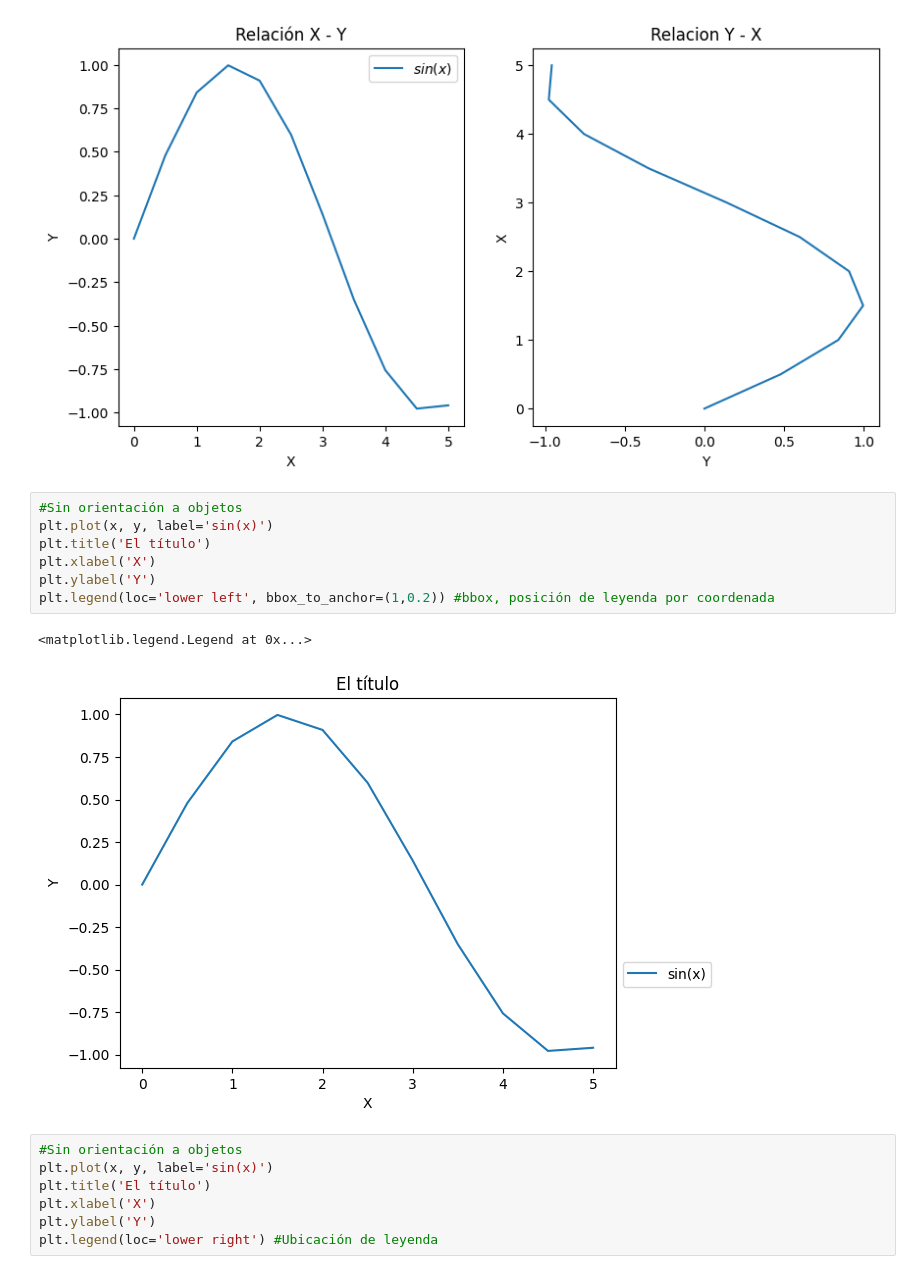
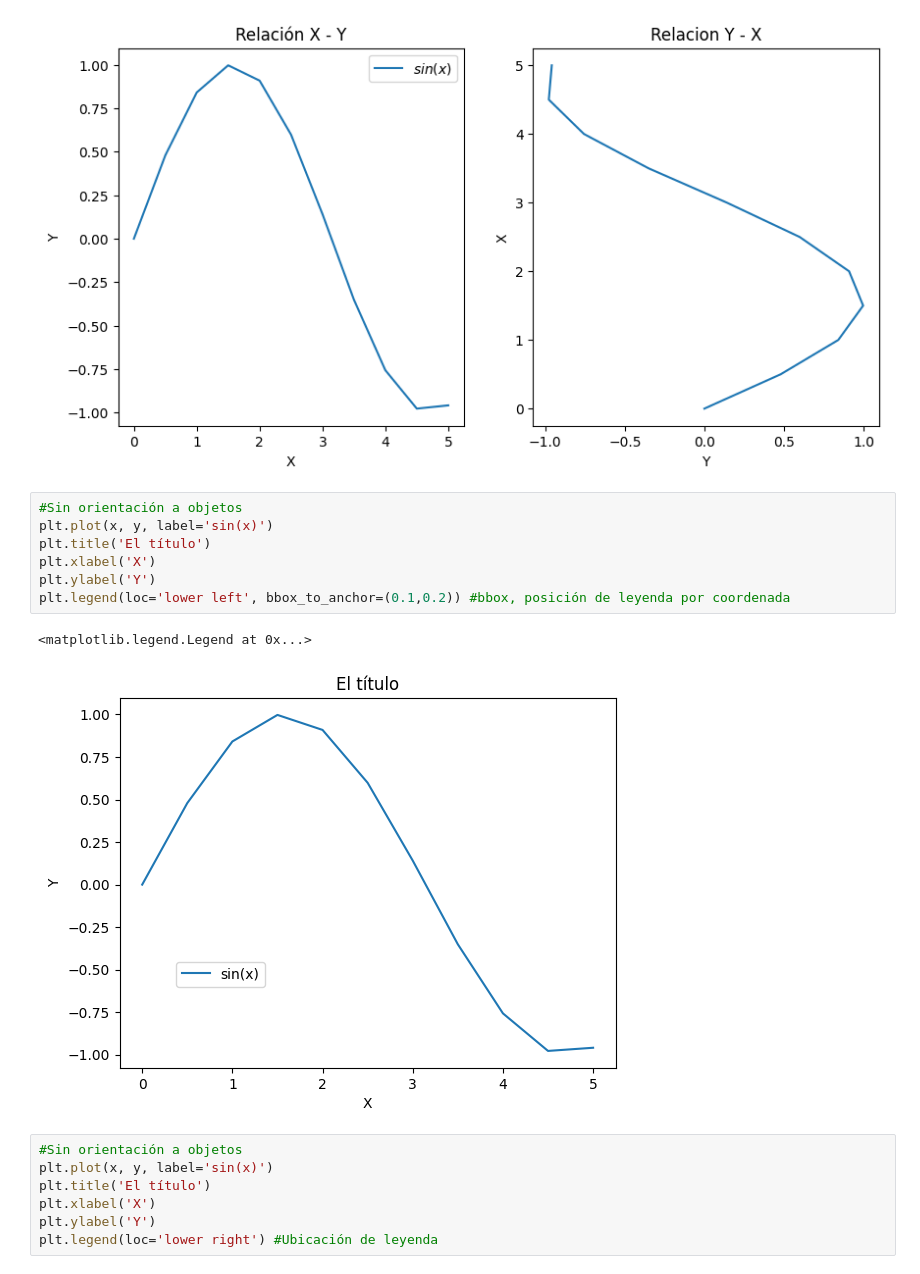
Before and after one commit to feracor/matplotlib_eaborn, a Jupyter notebook: 1_pyplot.ipynb, the cells around one changed output. Drawn from its saved outputs; the diff is of its cells as text.

```diff
--- a/1_pyplot.ipynb
+++ b/1_pyplot.ipynb
@@ -238,13 +238,13 @@ Text(0, 0.5, 'X')
 # %%
 #Sin orientación a objetos
 plt.plot(x, y, label='sin(x)')
 plt.title('El título')
 plt.xlabel('X')
 plt.ylabel('Y')
-plt.legend(loc='lower left', bbox_to_anchor=(1,0.2)) #bbox, posición de leyenda por coordenada
+plt.legend(loc='lower left', bbox_to_anchor=(0.1,0.2)) #bbox, posición de leyenda por coordenada
 # %% [output]
 <matplotlib.legend.Legend at 0x...>
-[figure, old version]
+[figure, new version]
 # %%
 #Sin orientación a objetos
 plt.plot(x, y, label='sin(x)')
```
Also changed, not shown: parts of 6 cells of this notebook.
